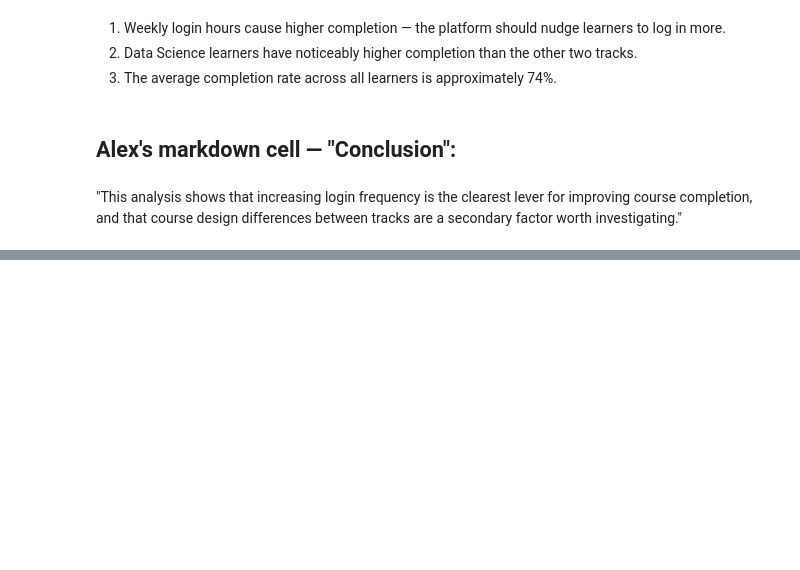
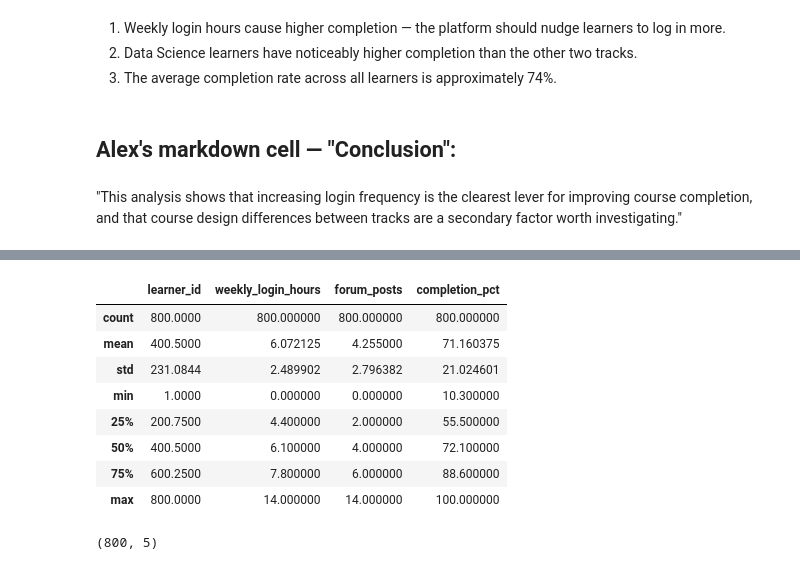
Before and after one commit to Timothious-arhamsoft/DailyTask, a Jupyter notebook: Task24/Alex_notebook.ipynb, the cells around one changed output, grey strips where cells are left out. Cells and saved outputs as stored; diff of their text form; code cells hidden in the pictures; blank space fills up the shorter version.

```diff
--- a/Task24/Alex_notebook.ipynb
+++ b/Task24/Alex_notebook.ipynb
@@ -90,0 +213,16 @@ plt.show()
+# %%
+learners.describe()
+# %% [output]
+|  | learner_id | weekly_login_hours | forum_posts | completion_pct |
+| count | 800.0000 | 800.000000 | 800.000000 | 800.000000 |
+| mean | 400.5000 | 6.072125 | 4.255000 | 71.160375 |
+| std | 231.0844 | 2.489902 | 2.796382 | 21.024601 |
+| min | 1.0000 | 0.000000 | 0.000000 | 10.300000 |
+| 25% | 200.7500 | 4.400000 | 2.000000 | 55.500000 |
+| 50% | 400.5000 | 6.100000 | 4.000000 | 72.100000 |
+| 75% | 600.2500 | 7.800000 | 6.000000 | 88.600000 |
+| max | 800.0000 | 14.000000 | 14.000000 | 100.000000 |
+# %%
+learners.shape
+# %% [output]
+(800, 5)
```
Also changed, not shown: parts of 32 cells of this notebook, 2 other files.
